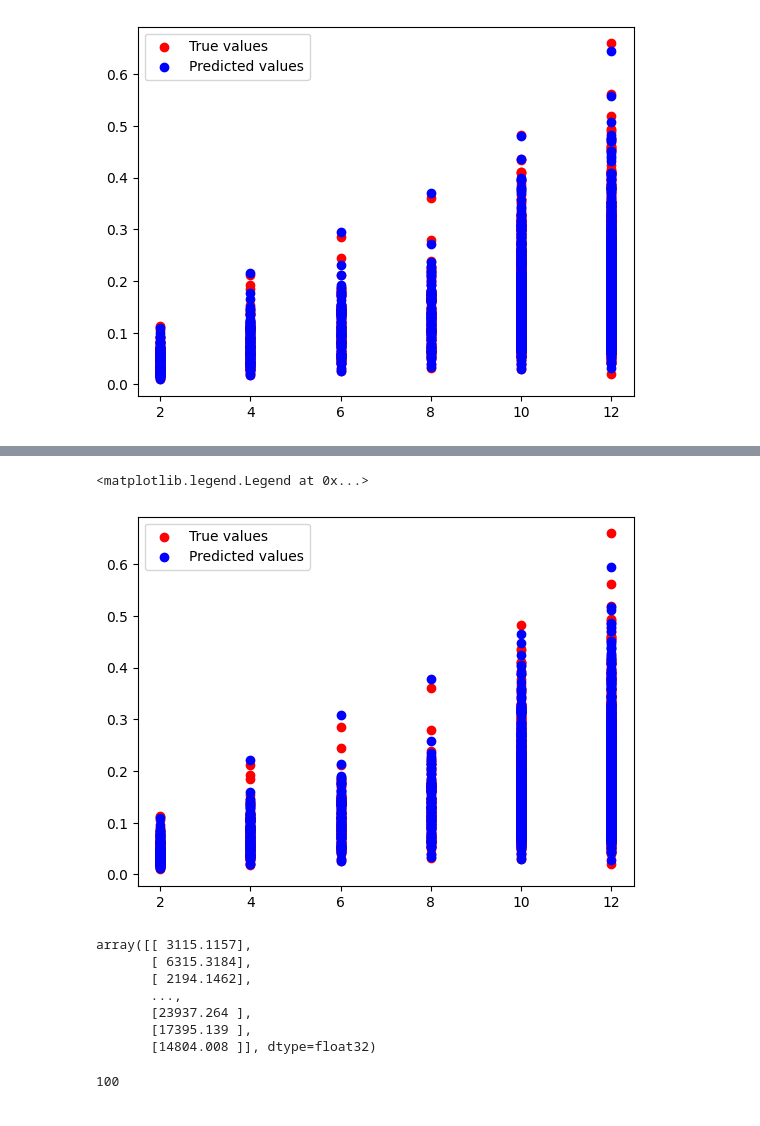
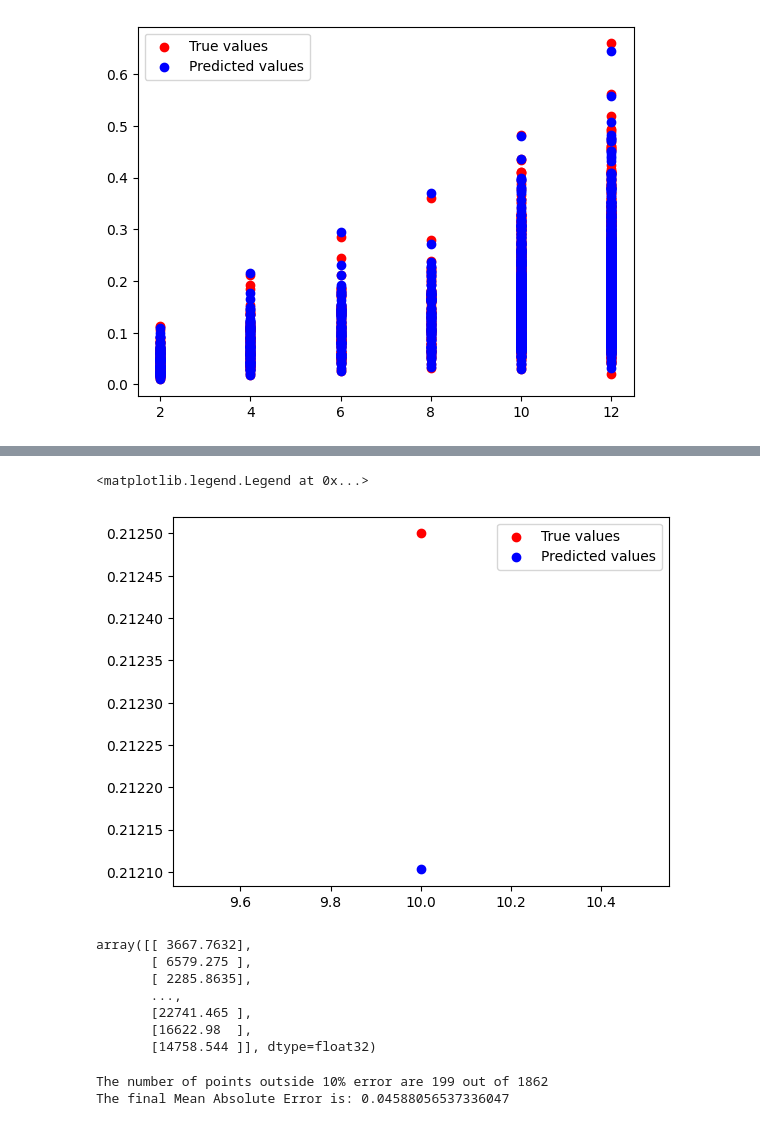
Before and after one commit to 21cs053jay/IITGN, a Jupyter notebook: Sentaurus/Data_with_constant_flux/model_1.ipynb, the cells around one changed output, grey strips where cells are left out. Saved outputs shown, nothing was run; the diff lists cells and outputs as text; code cells hidden in the pictures.

```diff
--- a/Sentaurus/Data_with_constant_flux/model_1.ipynb
+++ b/Sentaurus/Data_with_constant_flux/model_1.ipynb
@@ -229,15 +228,14 @@ def create_rnn_model(input_shape):
     model = Sequential()
     model.add(Input(shape=input_shape))
     # model.add(SimpleRNN(2048, return_sequences=True, activation='relu'))
-    # model.add(SimpleRNN(4096, return_sequences=True, activation='relu'))
-    model.add(SimpleRNN(2048, return_sequences=True, activation='relu'))
     model.add(SimpleRNN(1024, return_sequences=True, activation='relu'))
     model.add(SimpleRNN(512, return_sequences=True, activation='relu'))
     model.add(SimpleRNN(256, return_sequences=True, activation='relu'))
     # model.add(Dropout(0.3))
     model.add(SimpleRNN(128, return_sequences=True, activation='relu'))
-    model.add(SimpleRNN(64, activation='relu'))
-    # model.add(Dropout(0.2))
+    model.add(SimpleRNN(64, return_sequences=True, activation='relu'))
+    model.add(SimpleRNN(32, activation='relu'))
+    # model.add(Dropout(0.05))
     model.add(Dense(1))  # Assuming 1 target variable
     model.compile(optimizer='adam', loss='mape')
     return model
@@ -249,7 +247,7 @@ input_shape = (X_train_scaled_reshaped.shape[1], X_train_scaled_reshaped.shape[2
 model = create_rnn_model(input_shape=input_shape)
 early_stopping = EarlyStopping(monitor='val_loss', patience=30, min_delta=0.0001, verbose=1)
 
-history = model.fit(X_train_scaled_reshaped, y_train_scale, epochs=500, batch_size=128, verbose=1,
+history = model.fit(X_train_scaled_reshaped, y_train_scale, epochs=500, batch_size=16, verbose=1,
                     validation_data=(X_test_scaled_reshaped, y_test_scale),
                     # callbacks=[early_stopping]
                     )
@@ -273,0 +280,11 @@ Loss: 0.09431780195050354
+# %%
+model.load_weights('model_1_intermediate.weights.h5')
+# history = model.fit(X_train_scaled_reshaped, y_train_scale, epochs=1, batch_size=64, verbose=1,
+#                     validation_data=(X_test_scaled_reshaped, y_test_scale),
+#                     # callbacks=[early_stopping]
+#                     )
+
+# # Predict on the test set
+y_pred = model.predict(X_test_scaled_reshaped)
+
+print(f'Loss: {relative_mean_absolute_error(y_test_scale, y_pred)}')
@@ -274,20 +294,22 @@ Loss: 0.09431780195050354
 # %%
-plt.scatter(x_test.iloc[:,0],y_test.iloc[:,0],c='red',label=f'True values')
-plt.scatter(x_test.iloc[:,0],y_pred[:,0]/100000,c='blue',label=f'Predicted values')
+import random as rd
+rand_no = rd.randint(0,1862)
+plt.scatter(x_test.iloc[rand_no,0],y_test.iloc[rand_no,0],c='red',label=f'True values')
+plt.scatter(x_test.iloc[rand_no,0],y_pred[rand_no,0]/100000,c='blue',label=f'Predicted values')
 plt.legend()
 # %% [output]
 <matplotlib.legend.Legend at 0x...>
-[figure, old version]
+[figure, new version]
 # %%
 y_pred
 # %% [output]
-array([[ 3115.1157],
-       [ 6315.3184],
-       [ 2194.1462],
+array([[ 3667.7632],
+       [ 6579.275 ],
+       [ 2285.8635],
        ...,
-       [23937.264 ],
-       [17395.139 ],
-       [14804.008 ]], dtype=float32)
+       [22741.465 ],
+       [16622.98  ],
+       [14758.544 ]], dtype=float32)
 # %%
 rmae = []
 for i in range(len(y_test)):
@@ -303,10 +325,12 @@ rmae = np.array(rmae)
 # %%
 count = 0
 for i in rmae:
-    if i<=0.2:
+    if i<=0.1:
         count+=1
-len(rmae) - count
+print(f'The number of points outside 10% error are {len(rmae) - count} out of {len(rmae)}')
+print(f'The final Mean Absolute Error is: {rmae.mean()}')
 # %% [output]
-100
+The number of points outside 10% error are 199 out of 1862
+The final Mean Absolute Error is: 0.04588056537336047
 # %%
 len_rmae = [x for x in range(0,len(rmae))]
```
Also changed, not shown: parts of 6 cells of this notebook, 21 other files.
